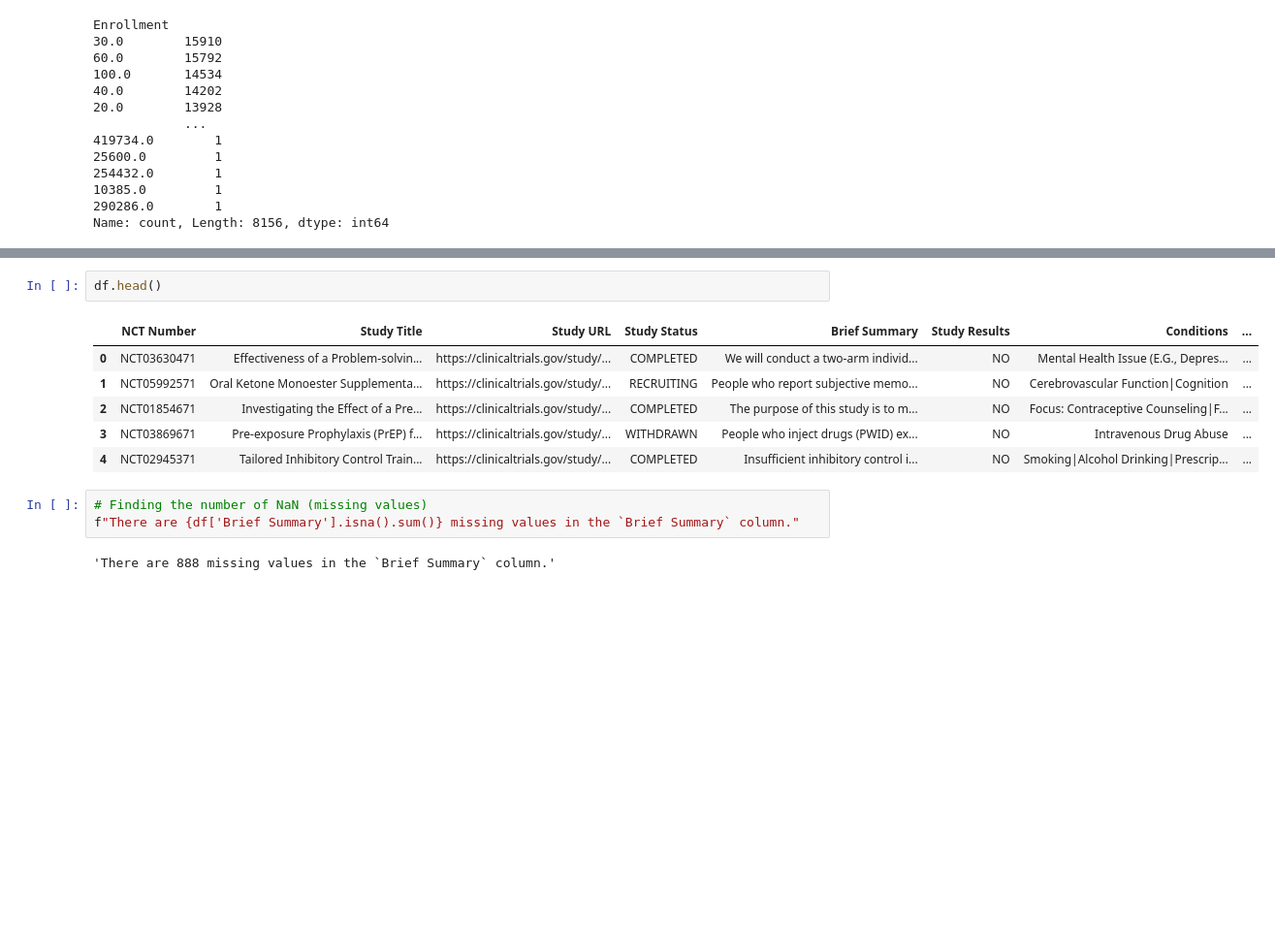
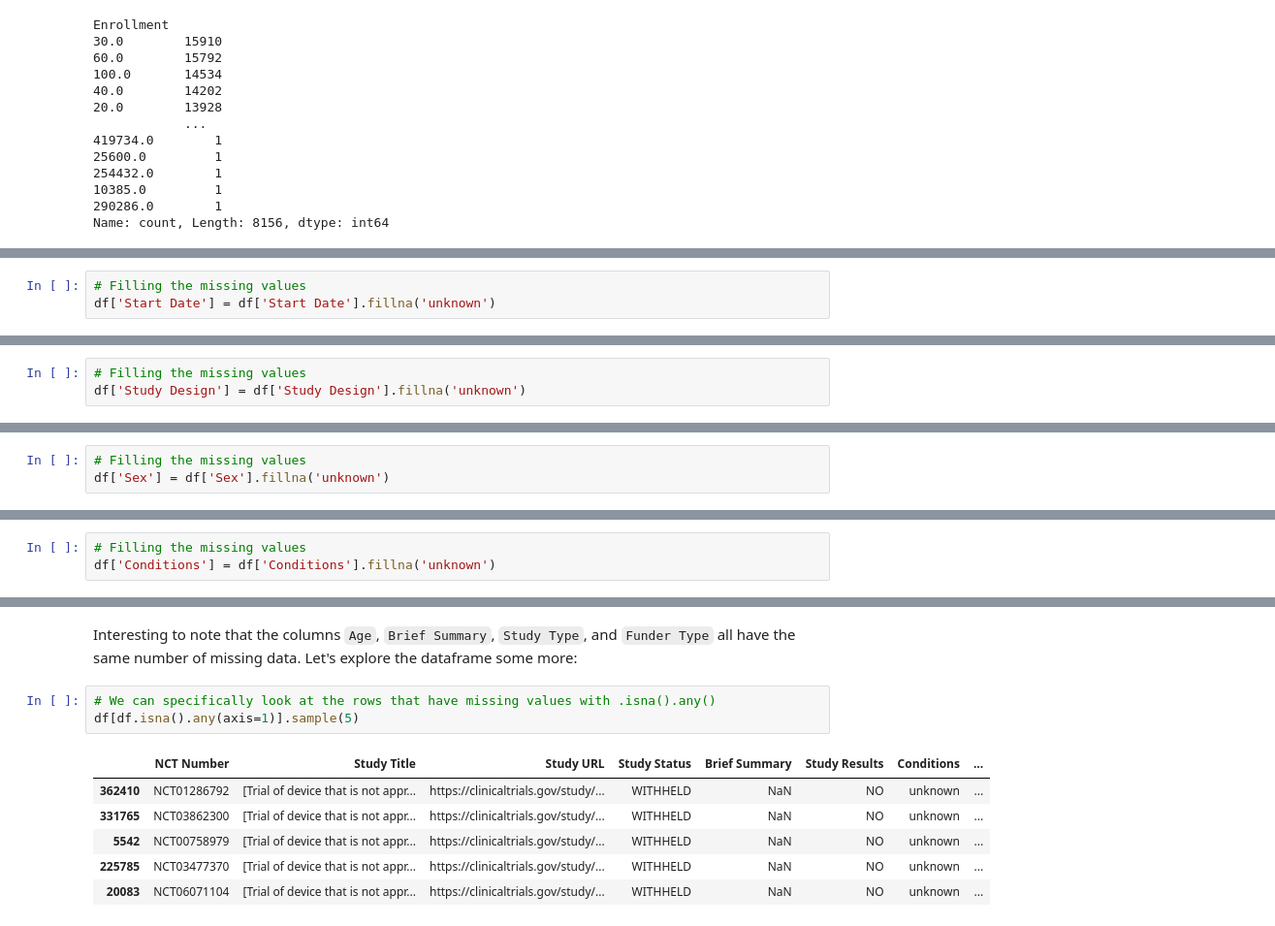
Before and after one commit to clem21chan/Clinical_Trials_Capstone, a Jupyter notebook: Notebooks/Capstone_Project.ipynb, the cells around one changed output, grey strips where cells are left out. Shown: that part at 97% size. Drawn from its saved outputs; the diff is of its cells as text; blank space fills up the shorter version.

```diff
--- a/Notebooks/Capstone_Project.ipynb
+++ b/Notebooks/Capstone_Project.ipynb
@@ -772,0 +831,3 @@ pd.options.display.max_columns = None
+# %%
+# Filling the missing values
+df['Start Date'] = df['Start Date'].fillna('unknown')
@@ -772,0 +876,3 @@ pd.options.display.max_columns = None
+# %%
+# Filling the missing values
+df['Study Design'] = df['Study Design'].fillna('unknown')
@@ -772,0 +913,3 @@ pd.options.display.max_columns = None
+# %%
+# Filling the missing values
+df['Sex'] = df['Sex'].fillna('unknown')
@@ -772,0 +958,3 @@ pd.options.display.max_columns = None
+# %%
+# Filling the missing values
+df['Conditions'] = df['Conditions'].fillna('unknown')
@@ -773,14 +982,12 @@ pd.options.display.max_columns = None
+# %% [markdown]
+Interesting to note that the columns `Age`, `Brief Summary`, `Study Type`, and `Funder Type` all have the same number of missing data. Let's explore the dataframe some more:
 # %%
-df.head()
+# We can specifically look at the rows that have missing values with .isna().any()
+df[df.isna().any(axis=1)].sample(5)
 # %% [output]
 |  | NCT Number | Study Title | Study URL | Study Status | Brief Summary | Study Results | Conditions | ... |
-| 0 | NCT03630471 | Effectiveness of a Problem-solvin... | https://clinicaltrials.gov/study/... | COMPLETED | We will conduct a two-arm individ... | NO | Mental Health Issue (E.G., Depres... | ... |
-| 1 | NCT05992571 | Oral Ketone Monoester Supplementa... | https://clinicaltrials.gov/study/... | RECRUITING | People who report subjective memo... | NO | Cerebrovascular Function|Cognition | ... |
-| 2 | NCT01854671 | Investigating the Effect of a Pre... | https://clinicaltrials.gov/study/... | COMPLETED | The purpose of this study is to m... | NO | Focus: Contraceptive Counseling|F... | ... |
-| 3 | NCT03869671 | Pre-exposure Prophylaxis (PrEP) f... | https://clinicaltrials.gov/study/... | WITHDRAWN | People who inject drugs (PWID) ex... | NO | Intravenous Drug Abuse | ... |
-| 4 | NCT02945371 | Tailored Inhibitory Control Train... | https://clinicaltrials.gov/study/... | COMPLETED | Insufficient inhibitory control i... | NO | Smoking|Alcohol Drinking|Prescrip... | ... |
+| 362410 | NCT01286792 | [Trial of device that is not appr... | https://clinicaltrials.gov/study/... | WITHHELD | NaN | NO | unknown | ... |
+| 331765 | NCT03862300 | [Trial of device that is not appr... | https://clinicaltrials.gov/study/... | WITHHELD | NaN | NO | unknown | ... |
+| 5542 | NCT00758979 | [Trial of device that is not appr... | https://clinicaltrials.gov/study/... | WITHHELD | NaN | NO | unknown | ... |
+| 225785 | NCT03477370 | [Trial of device that is not appr... | https://clinicaltrials.gov/study/... | WITHHELD | NaN | NO | unknown | ... |
+| 20083 | NCT06071104 | [Trial of device that is not appr... | https://clinicaltrials.gov/study/... | WITHHELD | NaN | NO | unknown | ... |
-# %%
-# Finding the number of NaN (missing values)
-f"There are {df['Brief Summary'].isna().sum()} missing values in the `Brief Summary` column."
-# %% [output]
-'There are 888 missing values in the `Brief Summary` column.'
```
Also changed, not shown: parts of 68 cells of this notebook.
